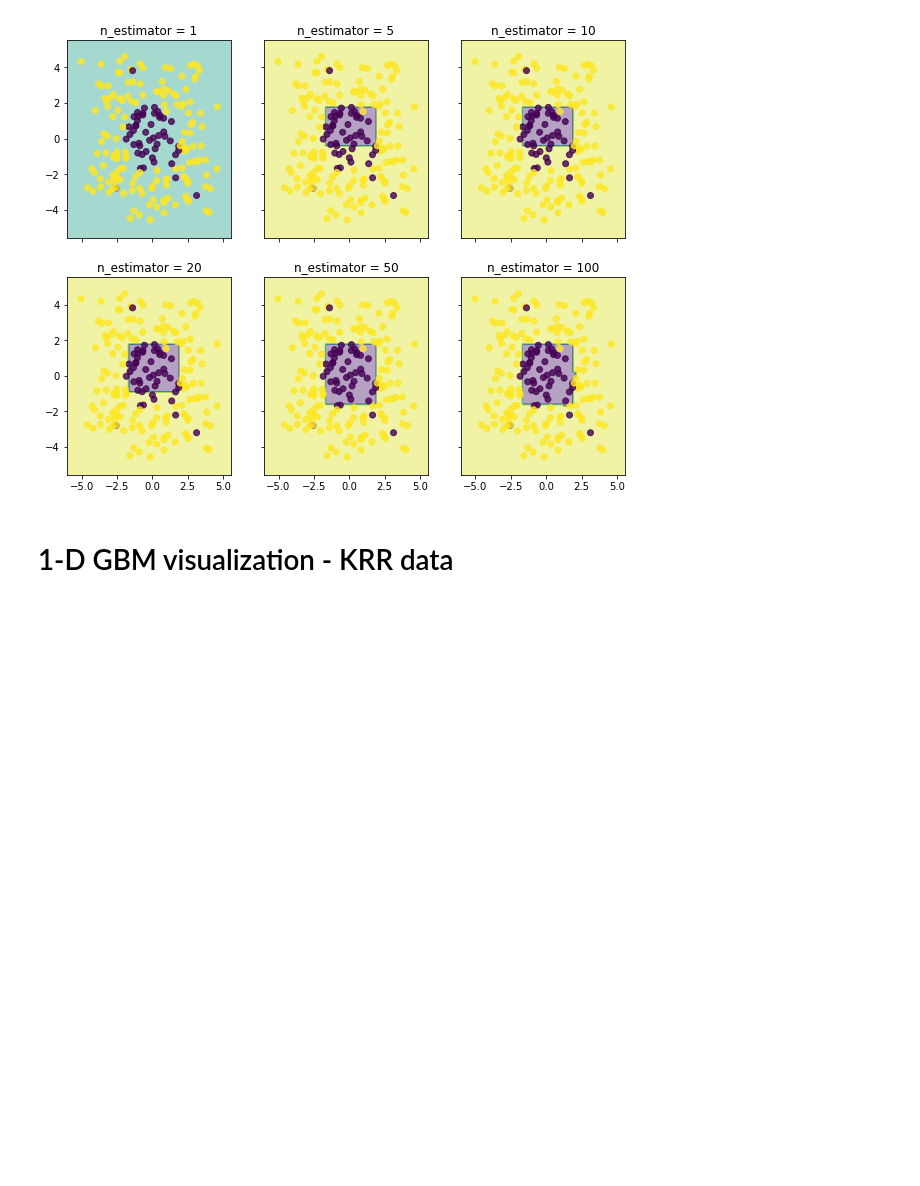
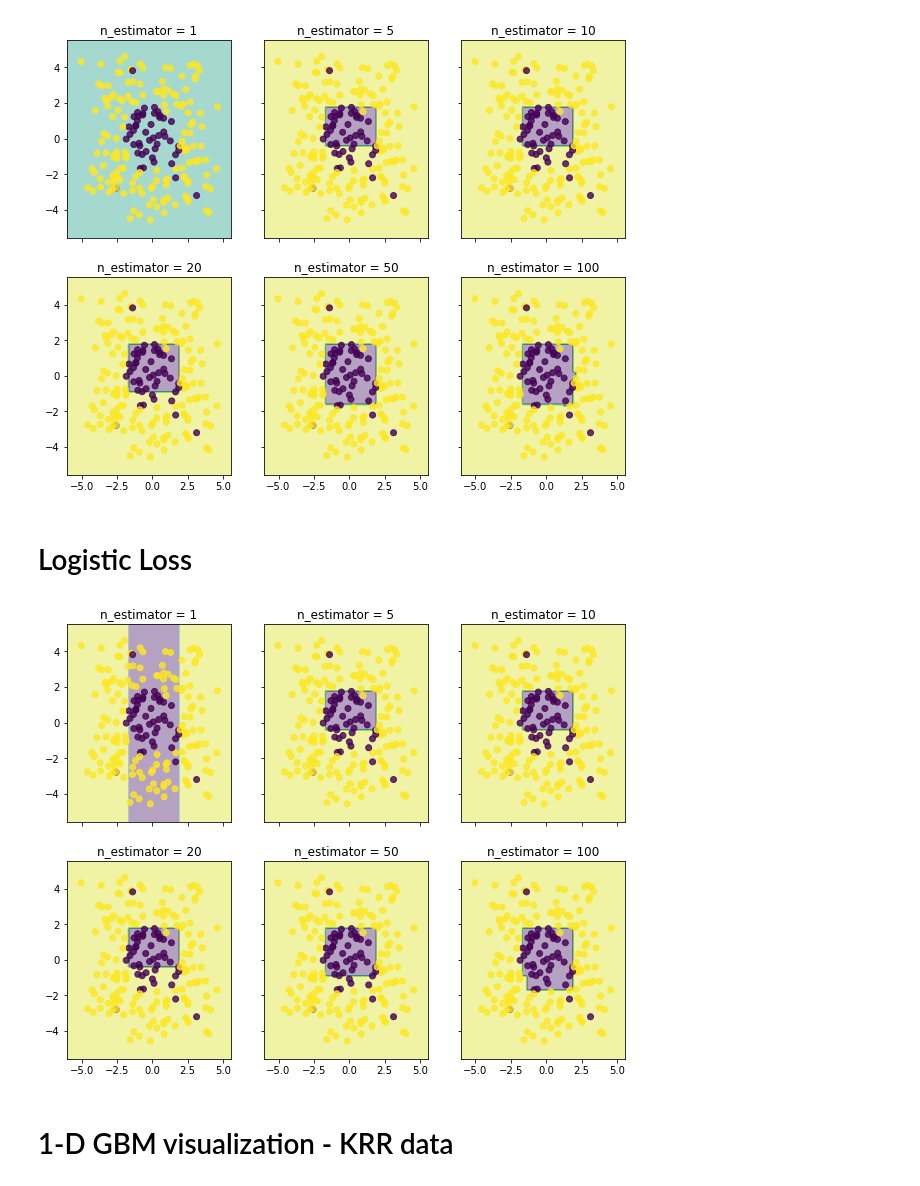
Before and after one commit to ZhuoruLin/DSGA1003_ML, a Jupyter notebook: hw6-ensemble/CART-GBM-skeleton-code.ipynb, the cells around one changed output. Saved outputs shown, nothing was run; the diff lists cells and outputs as text; code cells hidden in the pictures; blank space fills up the shorter version.

Commit message:
Logistic loss

```diff
--- a/hw6-ensemble/CART-GBM-skeleton-code.ipynb
+++ b/hw6-ensemble/CART-GBM-skeleton-code.ipynb
@@ -434,7 +442,8 @@ class gradient_boosting():
     Gradient Boosting regressor class
     :method fit: fitting model
     '''
-    def __init__(self, n_estimator, pseudo_residual_func, learning_rate=0.1, min_sample=5, max_depth=3):
+    def __init__(self, n_estimator, pseudo_residual_func,\
+                 learning_rate=0.1, min_sample=5, max_depth=3):
         '''
         Initialize gradient boosting class
 
@@ -459,22 +468,27 @@ class gradient_boosting():
         '''
         #Fit base model f0
         #Note: My f0 may looks like others h1 since I did not initialized f0=0
-        self.f0 = DecisionTreeRegressor(max_depth=self.max_depth,min_samples_leaf=self.min_sample)
+        self.f0 = DecisionTreeRegressor(max_depth=self.max_depth,\
+                                        min_samples_leaf=self.min_sample)
         self.f0.fit(train_data,train_target)
         for step in range(self.n_estimator):
             step_prediction = self.learning_rate*self.f0.predict(train_data)
             #If there is not model in list direcly calculate residuals with f0
             if len(self.base_models)==0:
-                residuals = self.pseudo_residual_func(train_target.reshape(-1),step_prediction)
+                residuals = self.pseudo_residual_func(train_target.reshape(-1),\
+                                                      step_prediction)
             else:
                 for i in range(len(self.base_models)):
                     #Calculate prediction using weight sum of predictions of hm_s
-                    step_prediction += self.learning_rate*self.base_models[i].predict(train_data)
+                    step_prediction += \
+                    self.learning_rate*self.base_models[i].predict(train_data)
                 #Calculate residuals with fm(x)
                 #Notice: sometimes y_train is of (-1,1) shape we need to reshape to (-1)
-                residuals = self.pseudo_residual_func(train_target.reshape(-1),step_prediction)
+                residuals = self.pseudo_residual_func(train_target.reshape(-1)\
+                                                      ,step_prediction)
             #Fit hm to residuals, which is some negative gradient direction
-            hm = DecisionTreeRegressor(max_depth=self.max_depth,min_samples_leaf=self.min_sample)
+            hm = DecisionTreeRegressor(max_depth=self.max_depth,\
+                                       min_samples_leaf=self.min_sample)
             hm.fit(train_data,residuals)
             #Update hm list
             self.base_models.append(hm)
@@ -486,7 +500,8 @@ class gradient_boosting():
         step_prediction = 0.2*self.f0.predict(test_data)
         for i in range(len(self.base_models)):
             #Get fm(x) by summation of base predictions
-            step_prediction += self.learning_rate*self.base_models[i].predict(test_data)
+            step_prediction += self.learning_rate*\
+            self.base_models[i].predict(test_data)
         return step_prediction
 # %% [markdown]
 # 2-D GBM visualization - SVM data
@@ -514,6 +529,32 @@ for idx, i, tt in zip(product([0, 1], [0, 1, 2]),
     axarr[idx[0], idx[1]].set_title(tt)
 # %% [output]
 [figure]
+# %% [markdown]
+# Logistic Loss
+# %%
+# Plotting decision regions
+x_min, x_max = x_train[:, 0].min() - 1, x_train[:, 0].max() + 1
+y_min, y_max = x_train[:, 1].min() - 1, x_train[:, 1].max() + 1
+xx, yy = np.meshgrid(np.arange(x_min, x_max, 0.1),
+                     np.arange(y_min, y_max, 0.1))
+
+f, axarr = plt.subplots(2, 3, sharex='col', sharey='row', figsize=(10, 8))
+
+for idx, i, tt in zip(product([0, 1], [0, 1, 2]),
+                       [1, 5, 10, 20, 50, 100],
+                       ['n_estimator = {}'.format(n) for n in [1, 5, 10, 20, 50, 100]]):
+
+    gbt = gradient_boosting(n_estimator=i, pseudo_residual_func=pseudo_residual_logistic, max_depth=2,learning_rate=0.1)
+    gbt.fit(x_train, y_train)
+
+    Z = np.sign(gbt.predict(np.c_[xx.ravel(), yy.ravel()]))
+    Z = Z.reshape(xx.shape)
+
+    axarr[idx[0], idx[1]].contourf(xx, yy, Z, alpha=0.4)
+    axarr[idx[0], idx[1]].scatter(x_train[:, 0], x_train[:, 1], c=y_train_label, alpha=0.8)
+    axarr[idx[0], idx[1]].set_title(tt)
+# %% [output]
+[figure, added]
 # %% [markdown]
 # 1-D GBM visualization - KRR data
 # %%
```
Also changed, not shown: parts of 6 cells of this notebook, 2 other files.
